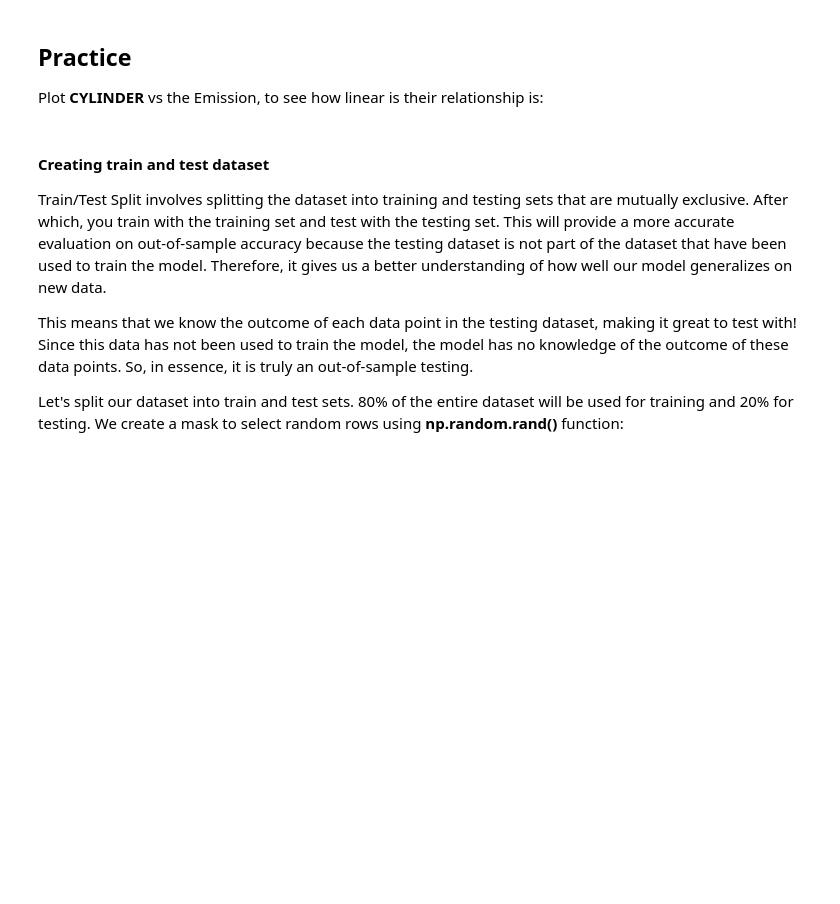
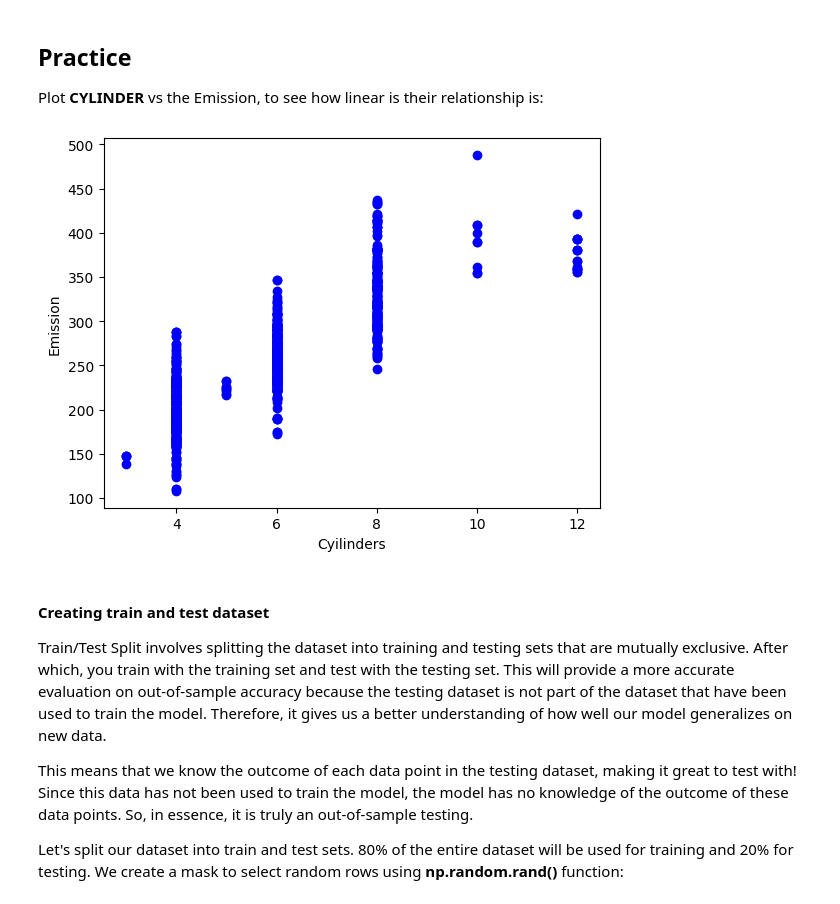
Before and after one commit to LekeuGilles/AIExcercises-, a Jupyter notebook: Excercises First week/Exercise-Reg-Simple-Linear-Regression-Co2.ipynb, the cells around one changed output. Drawn from its saved outputs; the diff is of its cells as text; code cells hidden in the pictures; blank space fills up the shorter version.

```diff
--- a/Excercises First week/Exercise-Reg-Simple-Linear-Regression-Co2.ipynb
+++ b/Excercises First week/Exercise-Reg-Simple-Linear-Regression-Co2.ipynb
@@ -92,7 +126,12 @@ Plot **CYLINDER** vs the Emission, to see how linear is their relationship is:
 # %%
 # Write your code here !
 # It is equivalent to the previous Cell, but he focus is on CYLINDERS and CO2EMISSIONS
-# ?
+plt.scatter(cdf.CYLINDERS, cdf.CO2EMISSIONS,  color='blue')
+plt.xlabel("Cyilinders")
+plt.ylabel("Emission")
+plt.show()
+# %% [output]
+[figure, added]
 # %% [markdown]
 #### Creating train and test dataset
 
```
Also changed, not shown: parts of 16 cells of this notebook, 1 other file.
